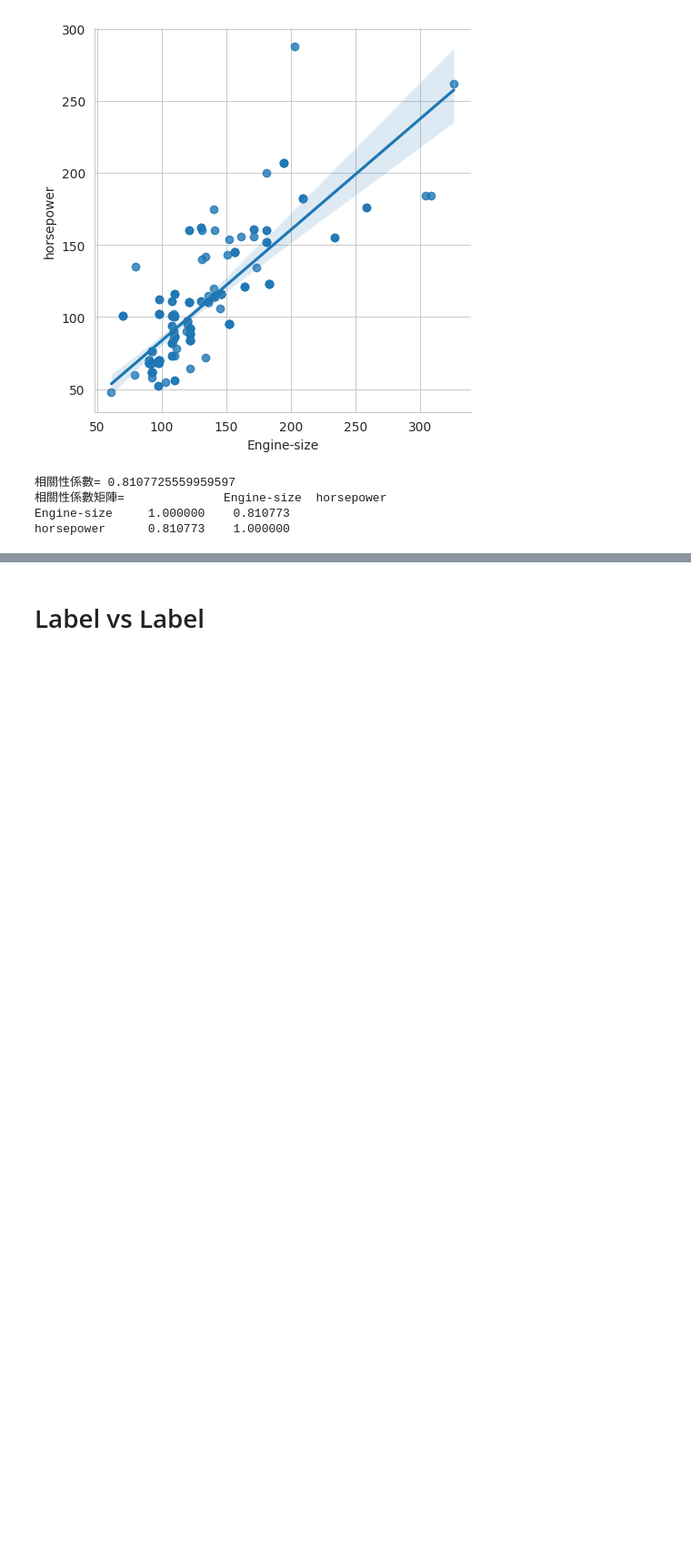
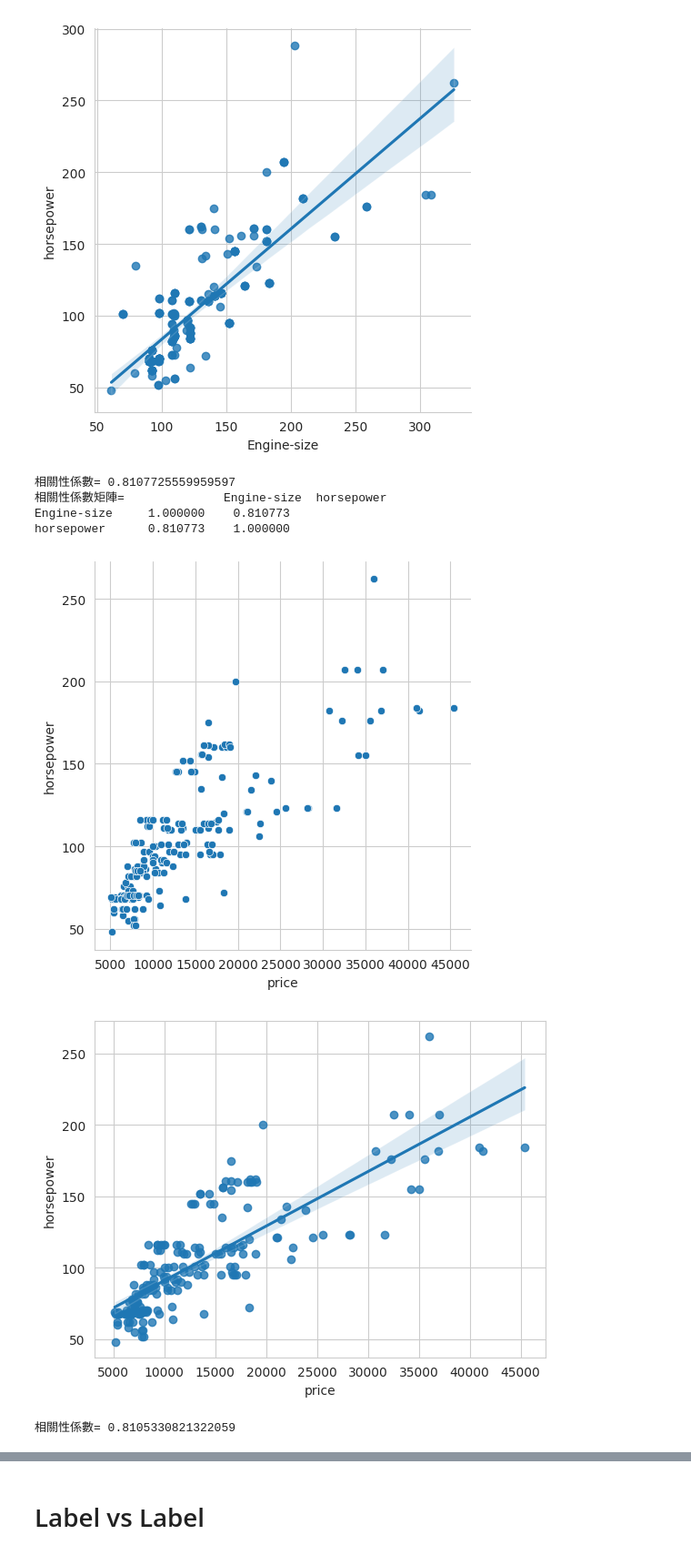
Before and after one commit to t8101349/Colab-, a Jupyter notebook: 05_03_LAB_Automobile_28_王韋博.ipynb, the cells around one changed output, grey strips where cells are left out. Shown at 91% size. Cells and saved outputs as stored; diff of their text form; code cells hidden in the pictures; blank space fills up the shorter version.

```diff
--- a/05_03_LAB_Automobile_28_王韋博.ipynb
+++ b/05_03_LAB_Automobile_28_王韋博.ipynb
@@ -235,0 +236,12 @@ horsepower      0.810773    1.000000
+# %%
+# 練習題
+# 找出價格跟馬力之間有沒有關係？
+sns.relplot(data, x="price", y="horsepower")
+plt.show()
+sns.regplot(data, x="price", y="horsepower")
+plt.show()
+print('相關性係數=', data['price'].corr(data['horsepower']))
+# %% [output]
+[figure, added]
+[figure, added]
+相關性係數= 0.8105330821322059
```
Also changed, not shown: parts of 21 cells of this notebook.
